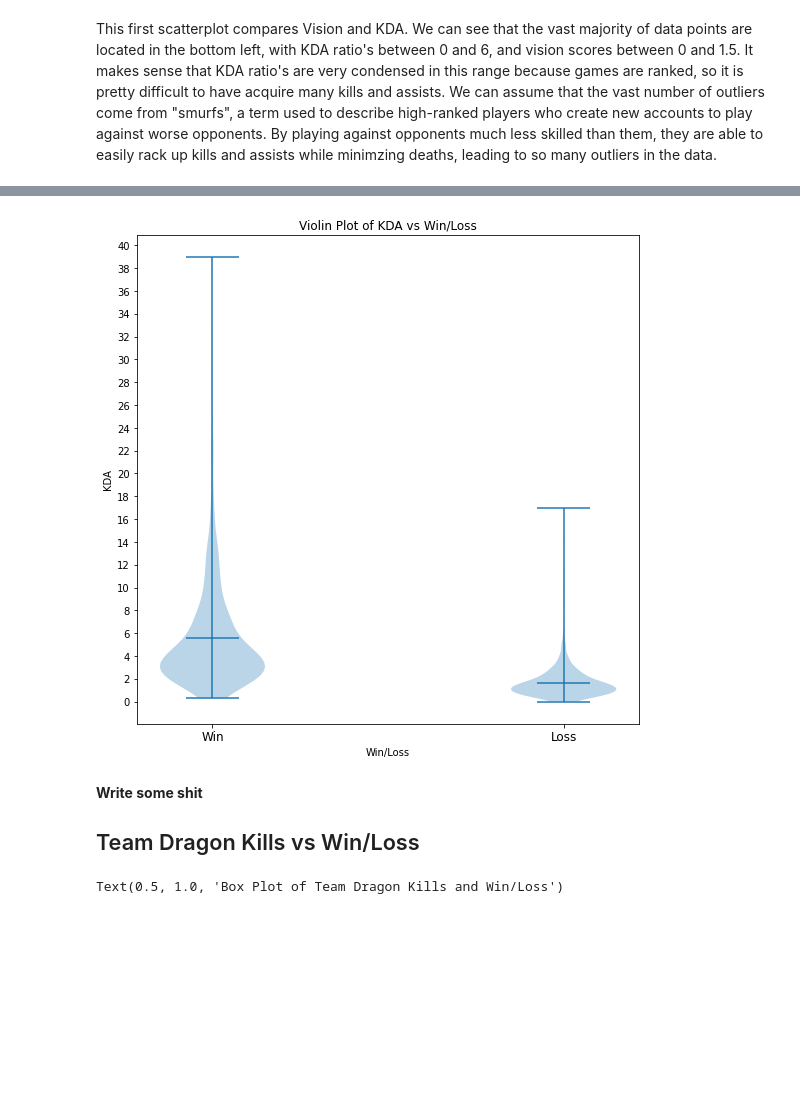
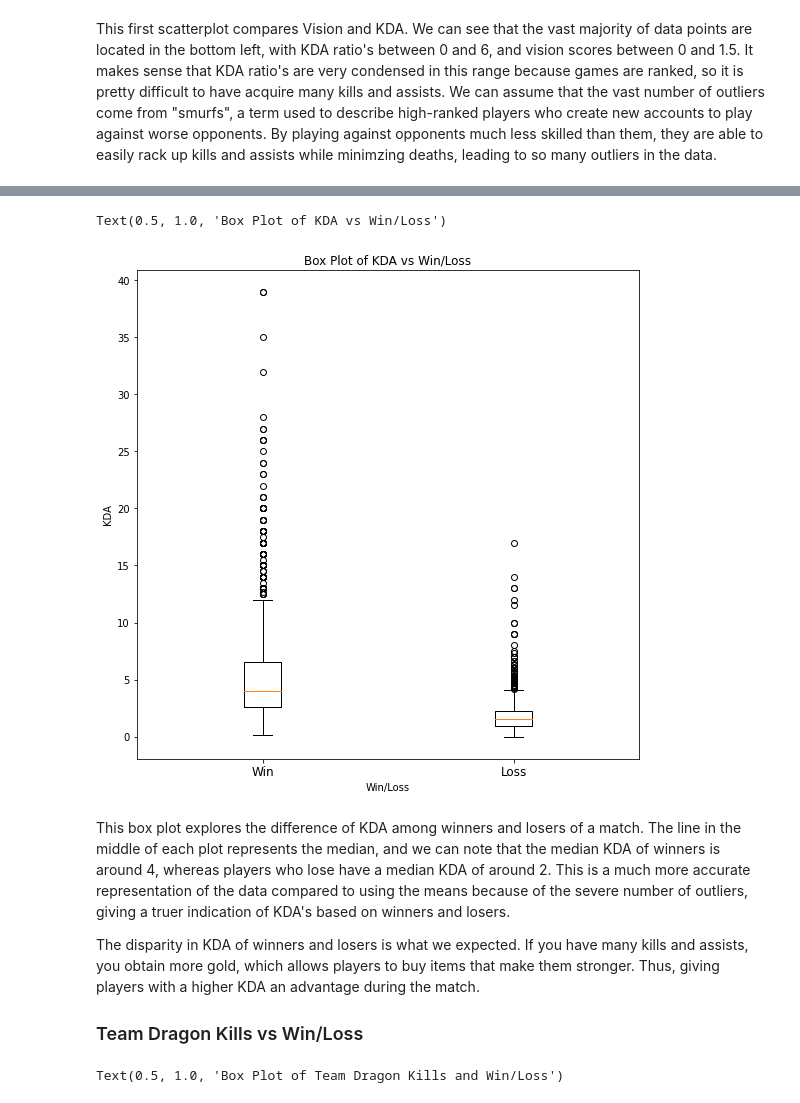
Before and after one commit to dvnmn/320-final-project, a Jupyter notebook: 320_Final_Project.ipynb, the cells around one changed output, grey strips where cells are left out. Cells and saved outputs as stored; diff of their text form; code cells hidden in the pictures; blank space fills up the shorter version.

```diff
--- a/320_Final_Project.ipynb
+++ b/320_Final_Project.ipynb
@@ -234,21 +247,20 @@ We've looked at how some statistics affect eachother, now let's look at how thes
 # %%
-# Vision vs Win/Loss
-vision_per_win = []
+vision_win = []
+vision_lose = []
 
-for c, col in df.groupby("win"):
-    vision_per_win.append(col['vision'])
-
-wins = []
-wins = df['win'].unique()
+for c, col in df.iterrows():
+    if col['win'] == True:
+        vision_win.append(col['vision'])
+    else:
+        vision_lose.append(col['vision'])
 
 fig, ax = plt.subplots(figsize = (9,9))
 
-ax.violinplot(vision_per_win, wins, widths = 0.3, showmeans = True)
+ax.boxplot(x = [vision_win, vision_lose])
 ax.set_xlabel("Win/Loss")
-ax.set_xticks([0,1], labels = ['Win', 'Loss'])
+ax.set_xticks([1,2], labels = ['Win', 'Loss'])
 ax.set_xticklabels(['Win', 'Loss'], fontsize=12)
-ax.set_yticks(np.arange(0, 6, 0.5))
+ax.set_yticks(np.arange(0, 5.5, .5))
 ax.set_ylabel("Vision")
-ax.set_title("Violin Plot of Vision vs Win/Loss")
-fig.savefig("violin.png")
+ax.set_title("Box Plot of Vision and Win/Loss")
 # %% [output]
@@ -260,25 +273,31 @@ This violin plot examines the relation between a player's vision score and wheth
 # %%
-kda_per_win = []
+kda_win = []
+kda_lose = []
 
-for c, col in df.groupby("win"):
-    kda_per_win.append(col['kda'])
+for c, col in df.iterrows():
+    if col['win'] == True:
+        kda_win.append(col['kda'])
+    else:
+        kda_lose.append(col['kda'])
 
 fig, ax = plt.subplots(figsize = (9,9))
 
-ax.violinplot(kda_per_win, wins, widths = 0.3, showmeans = True)
+ax.boxplot(x = [kda_win, kda_lose])
 ax.set_xlabel("Win/Loss")
-ax.set_xticks([0,1], labels = ['Win', 'Loss'])
+ax.set_xticks([1,2], labels = ['Win', 'Loss'])
 ax.set_xticklabels(['Win', 'Loss'], fontsize=12)
-ax.set_yticks(np.arange(0, 41, 2))
+ax.set_yticks(np.arange(0, 41, 5))
 ax.set_ylabel("KDA")
-ax.set_title("Violin Plot of KDA vs Win/Loss")
-fig.savefig("violin.png")
+ax.set_title("Box Plot of KDA vs Win/Loss")
 # %% [output]
+Text(0.5, 1.0, 'Box Plot of KDA vs Win/Loss')
-[figure, old version]
+[figure, new version]
-# %% [markdown]
-<b>Write some shit</b>
-
-## Team Dragon Kills vs Win/Loss
+# %% [markdown]
+This box plot explores the difference of KDA among winners and losers of a match. The line in the middle of each plot represents the median, and we can note that the median KDA of winners is around 4, whereas players who lose have a median KDA of around 2. This is a much more accurate representation of the data compared to using the means because of the severe number of outliers, giving a truer indication of KDA's based on winners and losers.
+
+The disparity in KDA of winners and losers is what we expected. If you have many kills and assists, you obtain more gold, which allows players to buy items that make them stronger. Thus, giving players with a higher KDA an advantage during the match.
+
+### Team Dragon Kills vs Win/Loss
 # %%
 dragon_win = []
 dragon_lose = []
```
Also changed, not shown: parts of 32 cells of this notebook.
